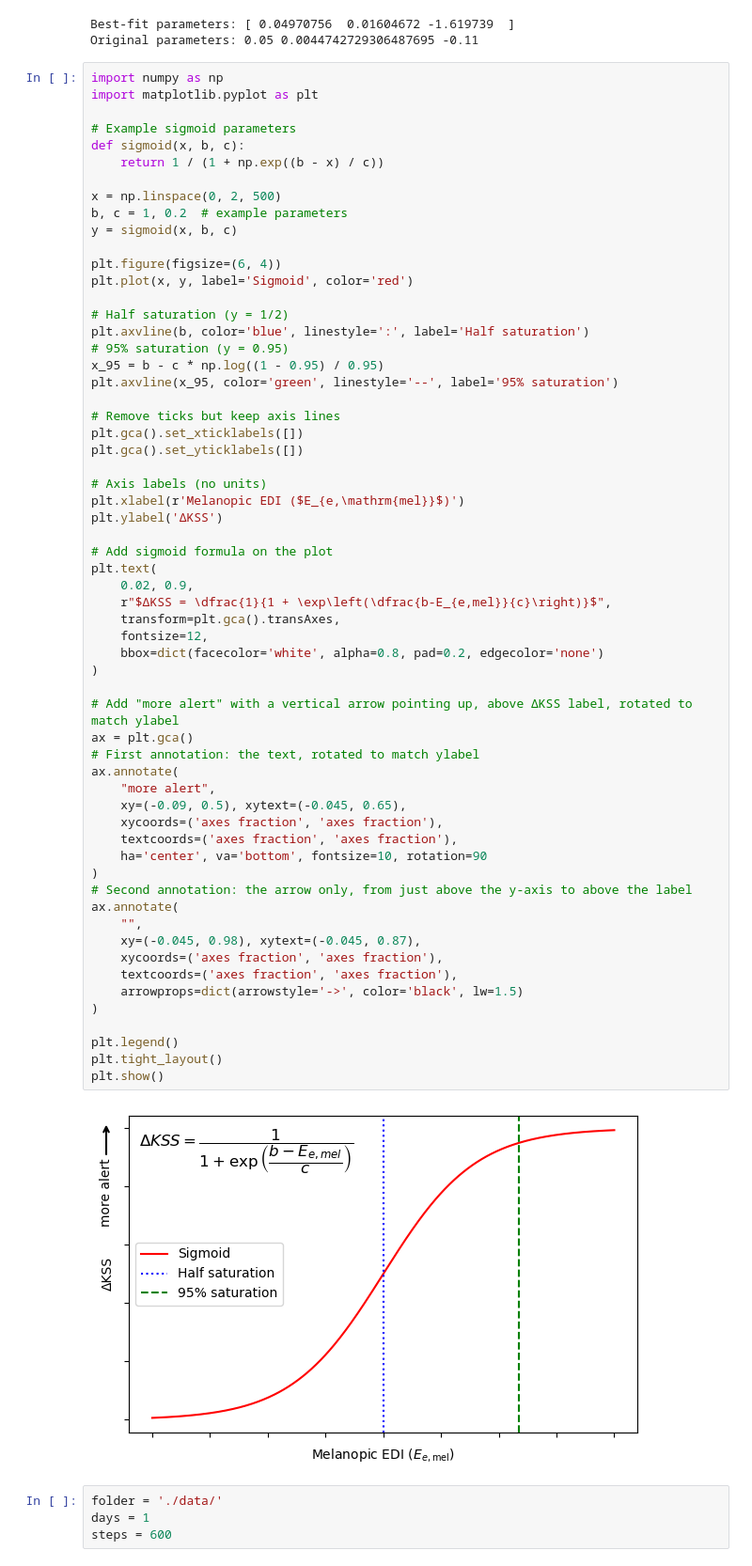
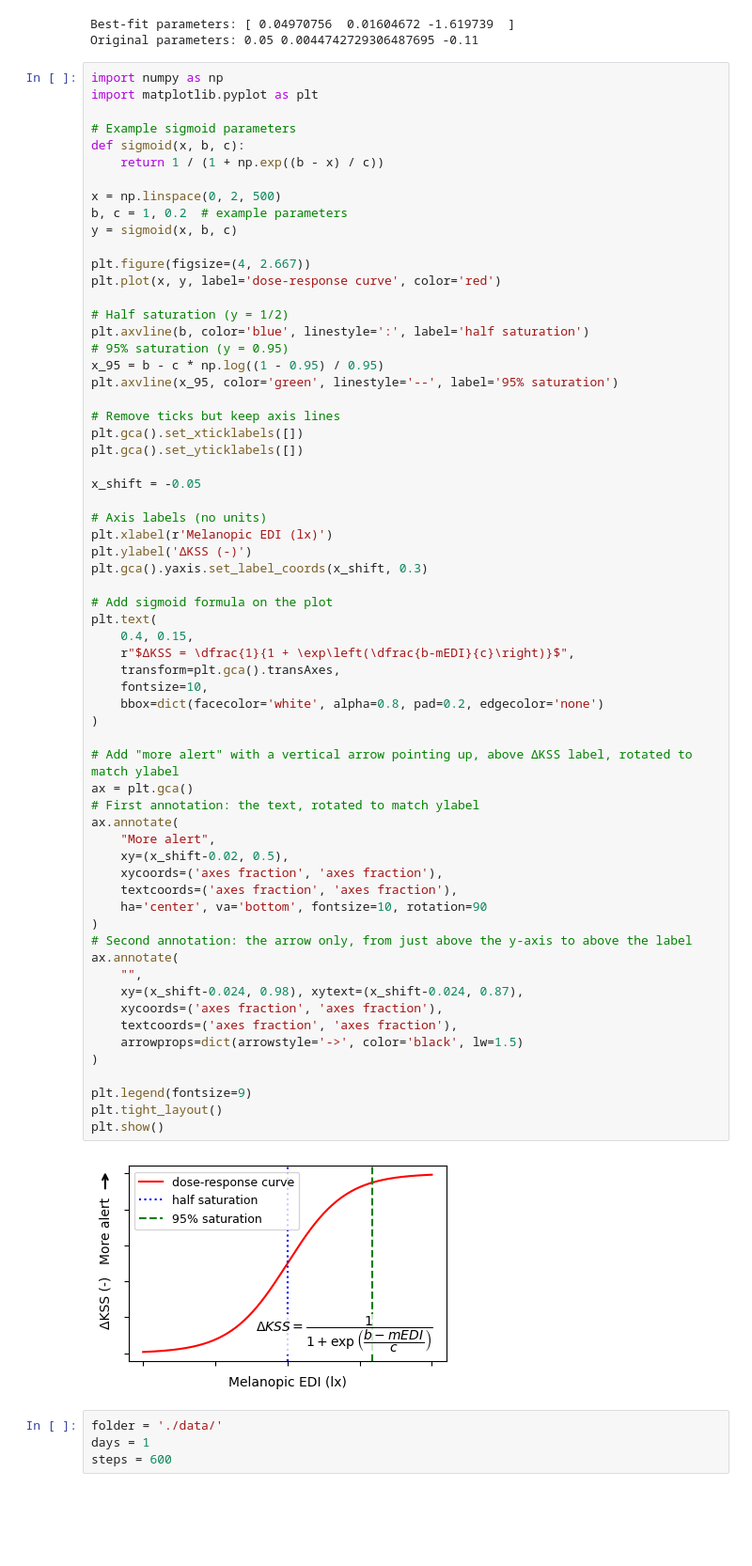
Before and after one commit to adulbrich/arousal-dynamics-model, a Jupyter notebook: sigmoid_fit.ipynb, the cells around one changed output. Shown at 94% size. Cells and saved outputs as stored; diff of their text form; blank space fills up the shorter version.

Commit message:
improved sigmoig plot

```diff
--- a/sigmoid_fit.ipynb
+++ b/sigmoid_fit.ipynb
@@ -173,11 +173,11 @@ x = np.linspace(0, 2, 500)
 b, c = 1, 0.2  # example parameters
 y = sigmoid(x, b, c)
 
-plt.figure(figsize=(6, 4))
-plt.plot(x, y, label='Sigmoid', color='red')
+plt.figure(figsize=(4, 2.667))
+plt.plot(x, y, label='dose-response curve', color='red')
 
 # Half saturation (y = 1/2)
-plt.axvline(b, color='blue', linestyle=':', label='Half saturation')
+plt.axvline(b, color='blue', linestyle=':', label='half saturation')
 # 95% saturation (y = 0.95)
 x_95 = b - c * np.log((1 - 0.95) / 0.95)
 plt.axvline(x_95, color='green', linestyle='--', label='95% saturation')
@@ -186,43 +186,46 @@ plt.axvline(x_95, color='green', linestyle='--', label='95% saturation')
 plt.gca().set_xticklabels([])
 plt.gca().set_yticklabels([])
 
+x_shift = -0.05
+
 # Axis labels (no units)
-plt.xlabel(r'Melanopic EDI ($E_{e,\mathrm{mel}}$)')
-plt.ylabel('ΔKSS')
+plt.xlabel(r'Melanopic EDI (lx)')
+plt.ylabel('ΔKSS (-)')
+plt.gca().yaxis.set_label_coords(x_shift, 0.3)
 
 # Add sigmoid formula on the plot
 plt.text(
-    0.02, 0.9,
-    r"$ΔKSS = \dfrac{1}{1 + \exp\left(\dfrac{b-E_{e,mel}}{c}\right)}$",
+    0.4, 0.15,
+    r"$ΔKSS = \dfrac{1}{1 + \exp\left(\dfrac{b-mEDI}{c}\right)}$",
     transform=plt.gca().transAxes,
-    fontsize=12,
+    fontsize=10,
     bbox=dict(facecolor='white', alpha=0.8, pad=0.2, edgecolor='none')
 )
 
 # Add "more alert" with a vertical arrow pointing up, above ΔKSS label, rotated to match ylabel
 ax = plt.gca()
 # First annotation: the text, rotated to match ylabel
 ax.annotate(
-    "more alert",
-    xy=(-0.09, 0.5), xytext=(-0.045, 0.65),
+    "More alert",
+    xy=(x_shift-0.02, 0.5),
     xycoords=('axes fraction', 'axes fraction'),
     textcoords=('axes fraction', 'axes fraction'),
     ha='center', va='bottom', fontsize=10, rotation=90
 )
 # Second annotation: the arrow only, from just above the y-axis to above the label
 ax.annotate(
     "",
-    xy=(-0.045, 0.98), xytext=(-0.045, 0.87),
+    xy=(x_shift-0.024, 0.98), xytext=(x_shift-0.024, 0.87),
     xycoords=('axes fraction', 'axes fraction'),
     textcoords=('axes fraction', 'axes fraction'),
     arrowprops=dict(arrowstyle='->', color='black', lw=1.5)
 )
 
-plt.legend()
+plt.legend(fontsize=9)
 plt.tight_layout()
 plt.show()
 # %% [output]
-[figure, old version]
+[figure, new version]
 # %%
 folder = './data/'
 days = 1
```
